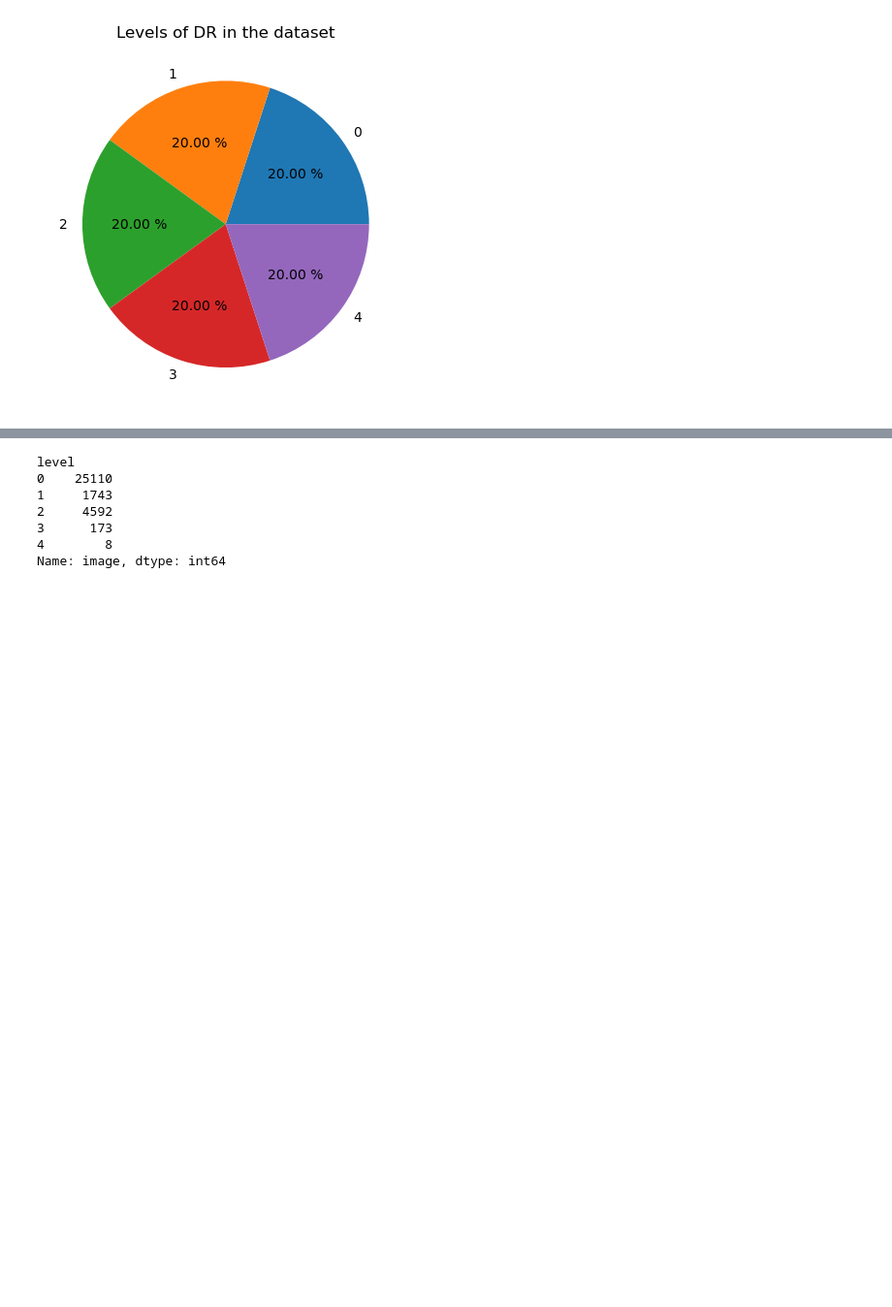
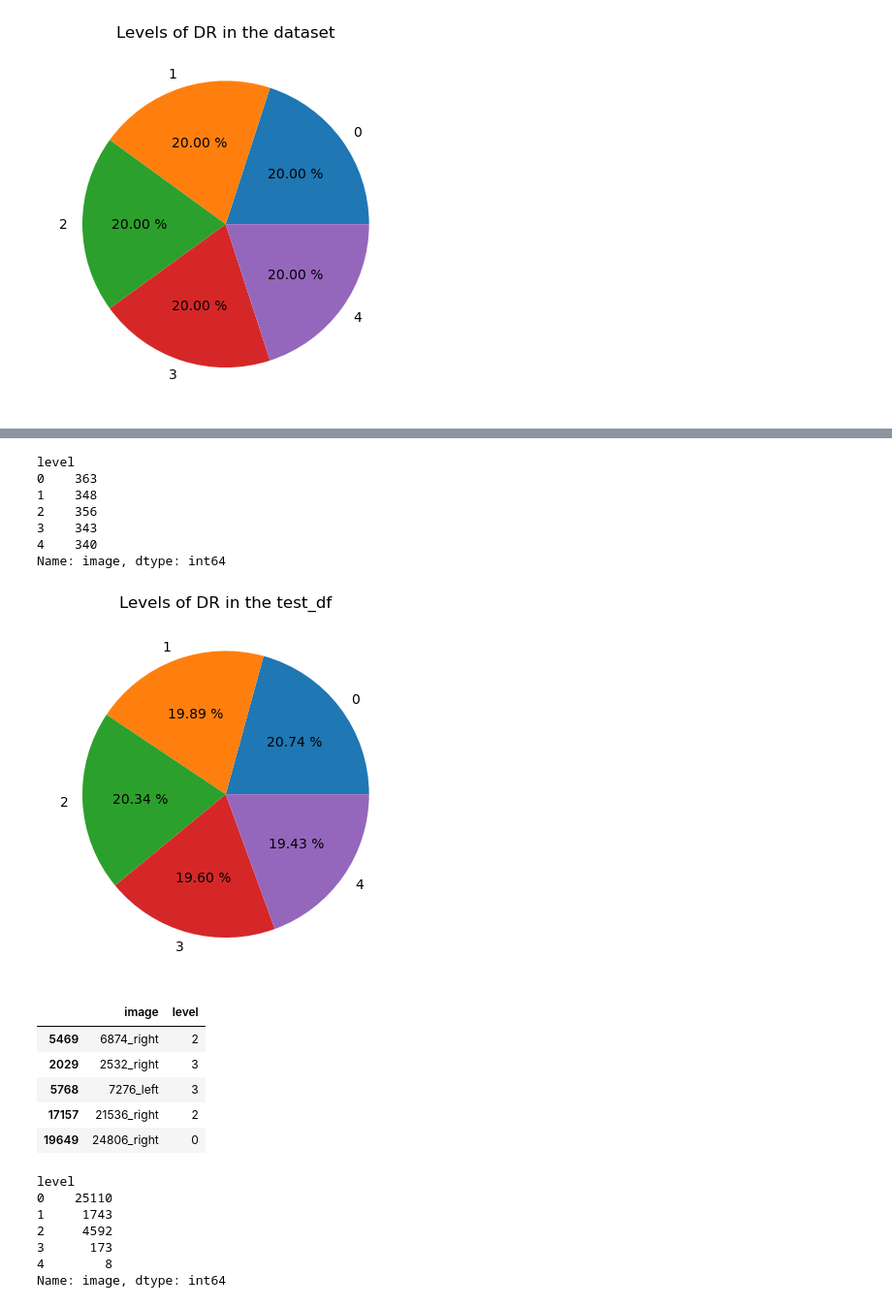
Before and after one commit to AlbertoRomanRamosRodriguez/Tesis-de-Grado, a Jupyter notebook: exploring-kaggle-dr.ipynb, the cells around one changed output, grey strips where cells are left out. Shown: that part at 97% size. Saved outputs shown, nothing was run; the diff lists cells and outputs as text; code cells hidden in the pictures; blank space fills up the shorter version.

```diff
--- a/exploring-kaggle-dr.ipynb
+++ b/exploring-kaggle-dr.ipynb
@@ -137 +166,24 @@ plt.show()
+# %%
+display(test_df.groupby(['level'])['image'].count())
+plt.pie([test_df.loc[test_df['level'] == n].count()[0] for n in range(classes)], labels = range(classes), autopct='%.2f %%')
+plt.title("Levels of DR in the test_df")
+img_path = os.path.sep.join([DB_PATH, 'test_dist.png'])
+plt.savefig(img_path)
+plt.show()
+test_df.head()
+# %% [output]
+level
+0    363
+1    348
+2    356
+3    343
+4    340
+Name: image, dtype: int64
+[figure, added]
+|  | image | level |
+| 5469 | 6874_right | 2 |
+| 2029 | 2532_right | 3 |
+| 5768 | 7276_left | 3 |
+| 17157 | 21536_right | 2 |
+| 19649 | 24806_right | 0 |
 # %%
```
Also changed, not shown: parts of 16 cells of this notebook, 2 other files.
